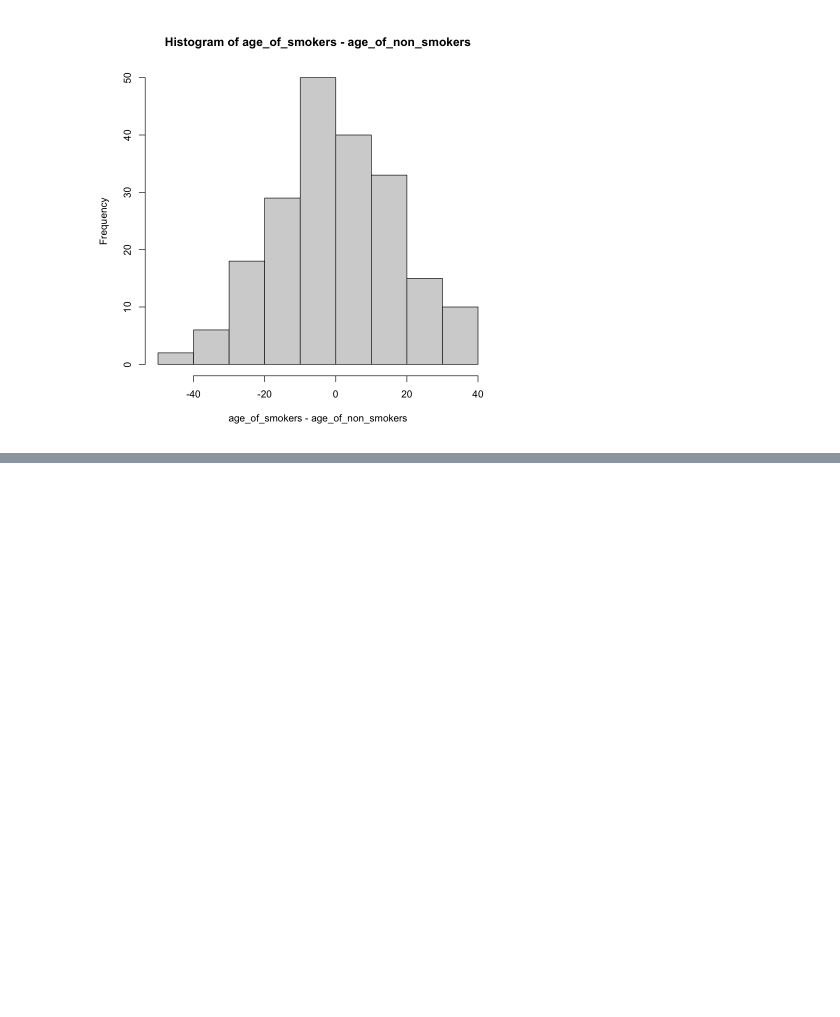
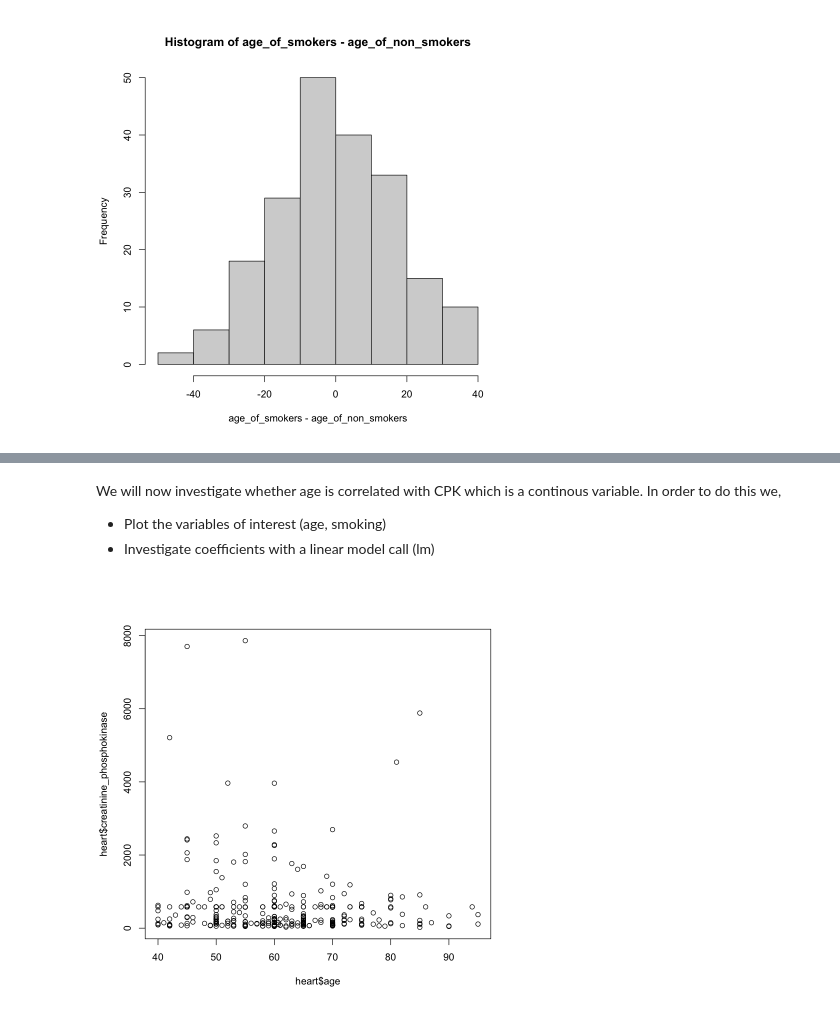
Before and after one commit to computationalUncertaintyLab/2021F_AlgLabII, a Jupyter notebook: lab06/Lab06 Lecture.ipynb, the cells around one changed output, grey strips where cells are left out. Cells and saved outputs as stored; diff of their text form; code cells hidden in the pictures; blank space fills up the shorter version.

```diff
--- a/lab06/Lab06 Lecture.ipynb
+++ b/lab06/Lab06 Lecture.ipynb
@@ -62,0 +94,9 @@ Warning message in age_of_smokers - age_of_non_smokers:
+# %% [markdown]
+We will now investigate whether age is correlated with CPK which is a continous variable. In order to do this we,
+
+* Plot the variables of interest (age, smoking)
+* Investigate coefficients with a linear model call (lm)
+# %%
+plot(heart$age,heart$creatinine_phosphokinase)
+# %% [output]
+[figure, added]
```
Also changed, not shown: parts of 8 cells of this notebook.
